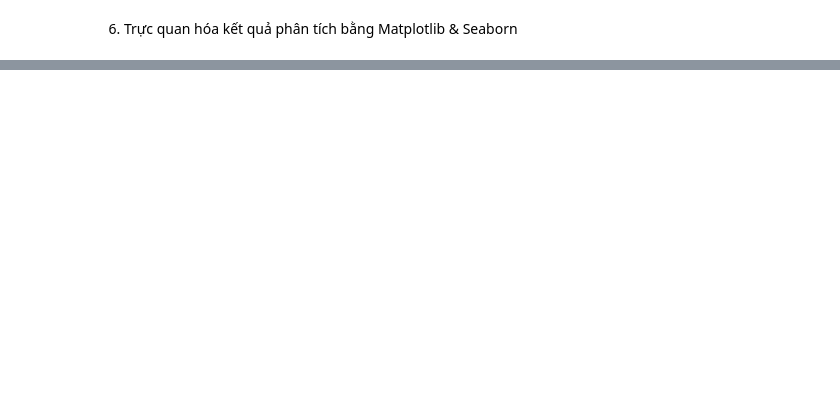
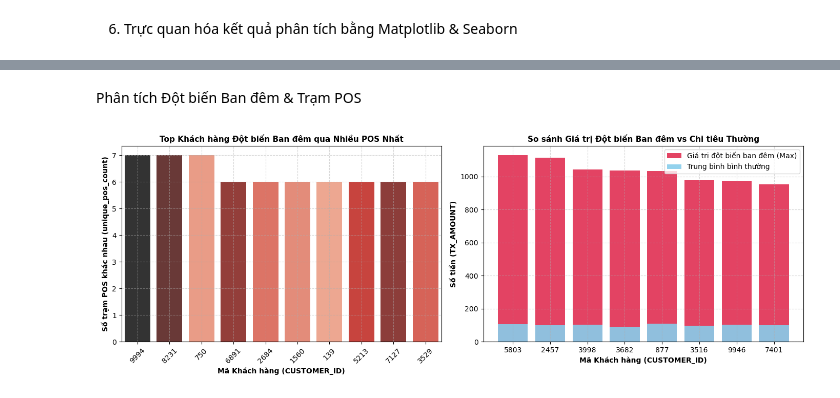
Before and after one commit to thanhnhat31/big-data.group-3.msa29hcm, a Jupyter notebook: notebooks/01_Behavioral_Analysis.ipynb, the cells around one changed output, grey strips where cells are left out. Drawn from its saved outputs; the diff is of its cells as text; code cells hidden in the pictures; blank space fills up the shorter version.

```diff
--- a/notebooks/01_Behavioral_Analysis.ipynb
+++ b/notebooks/01_Behavioral_Analysis.ipynb
@@ -223,0 +322,41 @@ plt.show()
+# %% [markdown]
+Phân tích Đột biến Ban đêm & Trạm POS
+# %%
+# 2. Khởi tạo khung vẽ 2 biểu đồ phân tích gian lận ban đêm
+fig, axes = plt.subplots(1, 2, figsize=(14, 5))
+
+# Biểu đồ A: Top khách hàng có giao dịch đột biến ban đêm qua nhiều trạm POS nhất
+top_pos_spickers = pdf_night_spikes.sort_values(by="unique_pos_count", ascending=False).head(10)
+
+sns.barplot(
+    ax=axes[0],
+    data=top_pos_spickers,
+    x="CUSTOMER_ID",
+    y="unique_pos_count",
+    hue="CUSTOMER_ID",
+    palette="Reds_d",
+    legend=False,
+    order=top_pos_spickers["CUSTOMER_ID"]
+)
+axes[0].set_title("Top Khách hàng Đột biến Ban đêm qua Nhiều POS Nhất", fontsize=11, fontweight="bold")
+axes[0].set_xlabel("Mã Khách hàng (CUSTOMER_ID)", fontsize=10, fontweight="bold")
+axes[0].set_ylabel("Số trạm POS khác nhau (unique_pos_count)", fontsize=10, fontweight="bold")
+axes[0].tick_params(axis='x', rotation=45)
+axes[0].grid(True, linestyle="--", alpha=0.5)
+
+# Biểu đồ B: So sánh Giá trị Đột biến Ban đêm vs Mức trung bình bình thường
+top_amount_spickers = pdf_night_spikes.sort_values(by="max_spike_amount", ascending=False).head(8)
+x_labels = [str(cid) for cid in top_amount_spickers["CUSTOMER_ID"]]
+
+axes[1].bar(x_labels, top_amount_spickers["max_spike_amount"], label="Giá trị đột biến ban đêm (Max)", color="crimson", alpha=0.8)
+axes[1].bar(x_labels, top_amount_spickers["normal_avg_amount"], label="Trung bình bình thường", color="skyblue", alpha=0.9)
+axes[1].set_title("So sánh Giá trị Đột biến Ban đêm vs Chi tiêu Thường", fontsize=11, fontweight="bold")
+axes[1].set_xlabel("Mã Khách hàng (CUSTOMER_ID)", fontsize=10, fontweight="bold")
+axes[1].set_ylabel("Số tiền (TX_AMOUNT)", fontsize=10, fontweight="bold")
+axes[1].legend(loc="upper right")
+axes[1].grid(True, linestyle="--", alpha=0.5)
+
+plt.tight_layout()
+plt.show()
+# %% [output]
+[figure, added]
```
Also changed, not shown: parts of 9 cells of this notebook.
